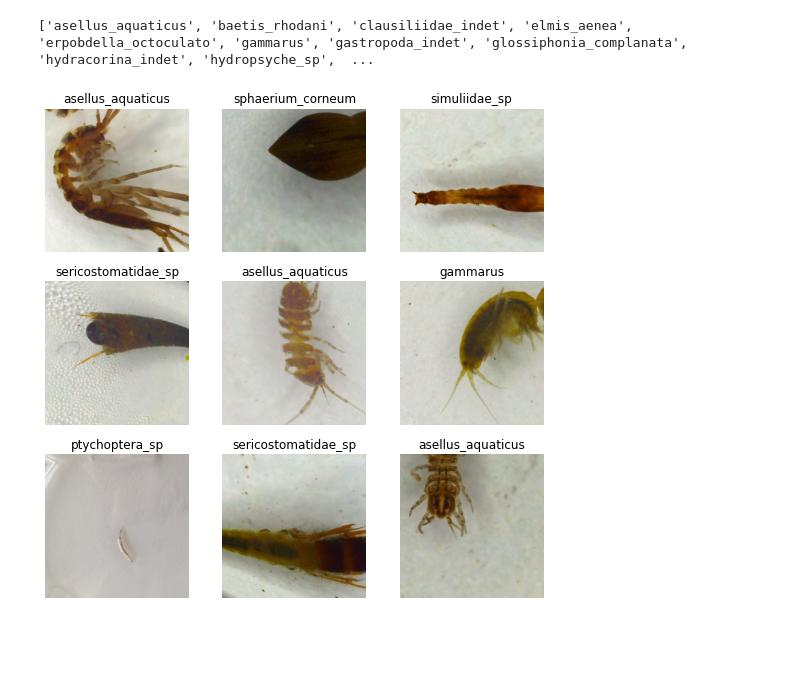
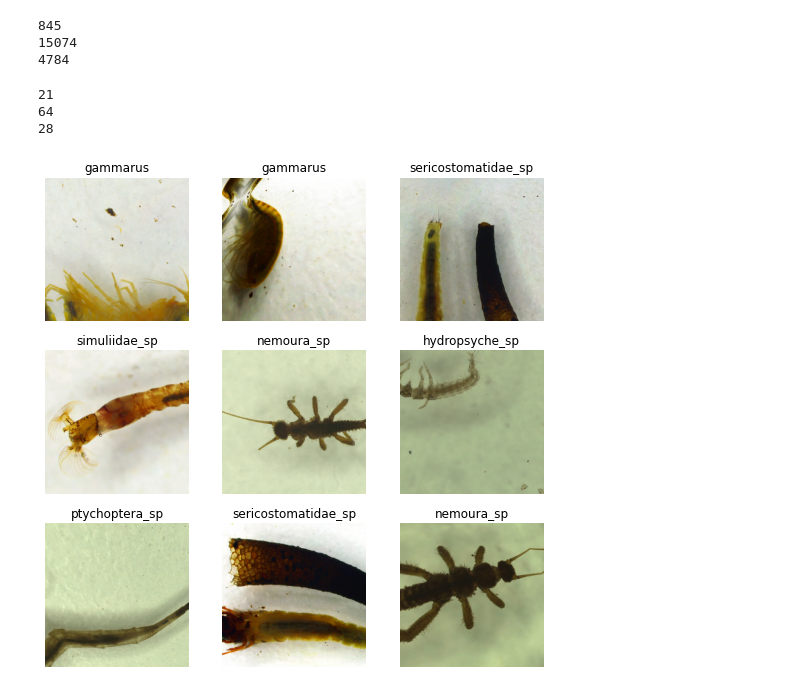
Before and after one commit to KennethTM/macro_inv_id, a Jupyter notebook: dk_data.ipynb, the cells around one changed output. Cells and saved outputs as stored; diff of their text form; code cells hidden in the pictures; blank space fills up the shorter version.

```diff
--- a/dk_data.ipynb
+++ b/dk_data.ipynb
@@ -24 +3,14 @@ display(*imgs_list)
+# %%
+dk_dir = Path("dk_bugs")
+fin_dir = Path("finland_bugs")
+ept_dir = Path("ept_bugs_preproc")
+model_dir = Path(".")
+# %%
+print(len(get_image_files(dk_dir)))
+print(len(get_image_files(fin_dir)))
+print(len(get_image_files(ept_dir)))
+# %% [output]
+845
+15074
+4784
 # %%
@@ -30,8 +19,25 @@ dataloaders = ImageDataLoaders.from_folder(path=data_dir,
-# %%
-dataloaders.vocab
-# %% [output]
-['asellus_aquaticus', 'baetis_rhodani', 'clausiliidae_indet', 'elmis_aenea', 'erpobdella_octoculato', 'gammarus', 'gastropoda_indet', 'glossiphonia_complanata', 'hydracorina_indet', 'hydropsyche_sp',  ...
+# %%
+#dk_dl = ImageDataLoaders.from_folder(path=dk_dir, valid_pct=0.2, bs=32, item_tfms=Resize(224*3), batch_tfms=aug_transforms(mult=2, size=224, min_scale=0.85, flip_vert=True))
+targets = [parent_label(i) for i in get_image_files(dk_dir)]
+dk_dl = DataBlock(blocks = (ImageBlock,CategoryBlock),
+                  get_items = get_image_files,
+                  splitter = TrainTestSplitter(stratify=targets),
+                  item_tfms=Resize(224*3),
+                  batch_tfms=aug_transforms(mult=2, size=224, min_scale=0.85, flip_vert=True),
+                  get_y = parent_label).dataloaders(dk_dir, batch_size = 64)
+# %%
+dk_n = len(dk_dl.vocab)
+fin_n = len(fin_dl.vocab)
+ept_n = len(ept_dl.vocab)
+
+print(dk_n)
+print(fin_n)
+print(ept_n)
+# %% [output]
+21
+64
+28
 # %%
-dataloaders.show_batch()
+dk_dl.show_batch()
 # %% [output]
-[figure, old version]
+[figure, new version]
```
Also changed, not shown: parts of 21 cells of this notebook, 7 other files.
